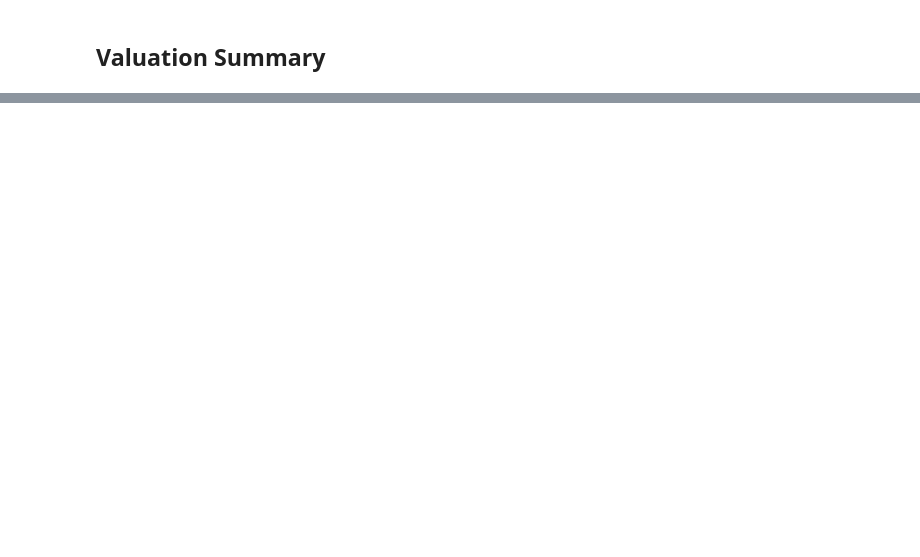
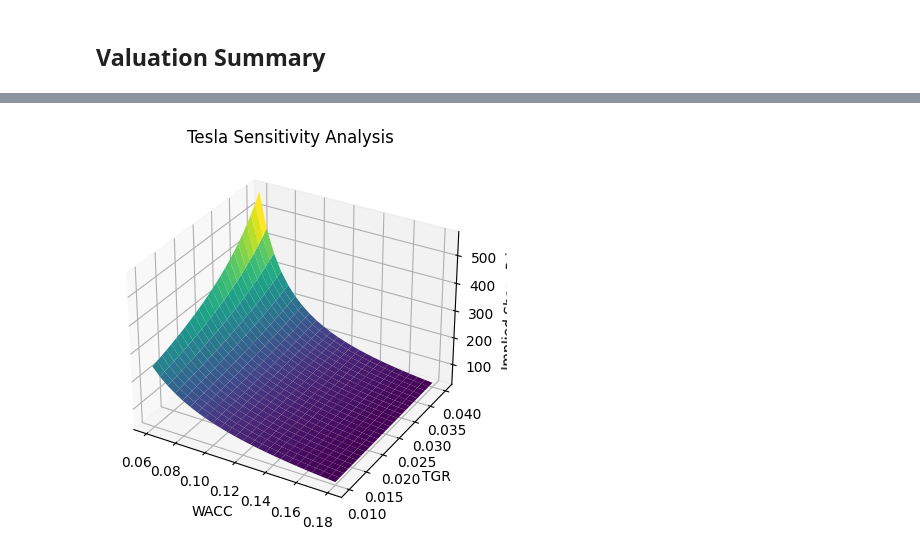
Before and after one commit to jinxuan/Chapter6, a Jupyter notebook: ch6_jinxuan.ipynb, the cells around one changed output, grey strips where cells are left out. Cells and saved outputs as stored; diff of their text form; code cells hidden in the pictures; blank space fills up the shorter version.

```diff
--- a/ch6_jinxuan.ipynb
+++ b/ch6_jinxuan.ipynb
@@ -92,0 +173,21 @@ WACC
+# %%
+def calculate_present_value(cash_flows, discount_rate):
+    # Calculate the present value using: PV = CF / (1 + r)^t + TV/(1 + r)^T
+    present_values_cf = [cf / (1 + discount_rate) ** t for t, cf in enumerate(cash_flows, start=1)]
+    return present_values_cf
+df_proj["pv_FCF"] = calculate_present_value(df_proj["freeCashFlow"].values, WACC)
+# %%
+TV = df_proj["freeCashFlow"].values[-1] *(1+TGR) / (WACC - TGR)
+pv_TV = TV/(1+WACC)**n
+# %%
+Assets =  last_year["totalAssets"]
+Debt = last_year["totalLiab"]
+marketcap = 804838899712
+total = marketcap + Debt
+AfterTaxCostOfDebt = CostOfDebt * (1-tax_perc_T)
+OutShares = 3178919936
+# %%
+Ent_Value = np.sum(df_proj["pv_FCF"]) + pv_TV
+Cash = last_year["cash"]
+Eq_Value = Ent_Value - Debt + Cash
+ImpliedSharePrice = Eq_Value/OutShares
@@ -92,0 +263,23 @@ WACC
+# %%
+waccs = np.linspace(0.06, 0.18, 25)
+tgrs = np.linspace(0.01, 0.04, 25)
+
+# Create a meshgrid for cost of debt and growth rate
+waccs_mesh, tgrs_mesh = np.meshgrid(waccs, tgrs)
+
+# Calculate NPV for each combination of cost of debt and growth rate
+dcf_results = np.zeros_like(waccs_mesh)
+for i in range(len(tgrs)):
+    for j in range(len(waccs)):
+         dcf_results[i, j] = Discount_Cash_Flow(df,  n=10, OutShares=OutShares, revenue_growth_T = 0.07, ebit_perc_T = 0.23,  tax_perc_T = 0.21, dna_perc_T = 0.03, capex_perc_T = 0.05, nwc_perc_T = 0.05, WACC = waccs[j],  TGR = tgrs[i])
+
+fig = plt.figure()
+ax = fig.add_subplot(111, projection='3d')
+ax.plot_surface(waccs_mesh, tgrs_mesh, dcf_results, cmap='viridis')
+ax.set_xlabel('WACC')
+ax.set_ylabel('TGR')
+ax.set_zlabel('Implied Share Price')
+ax.set_title('Tesla Sensitivity Analysis')
+plt.show()
+# %% [output]
+[figure, added]
```
Also changed, not shown: parts of 20 cells of this notebook, 3 other files.
